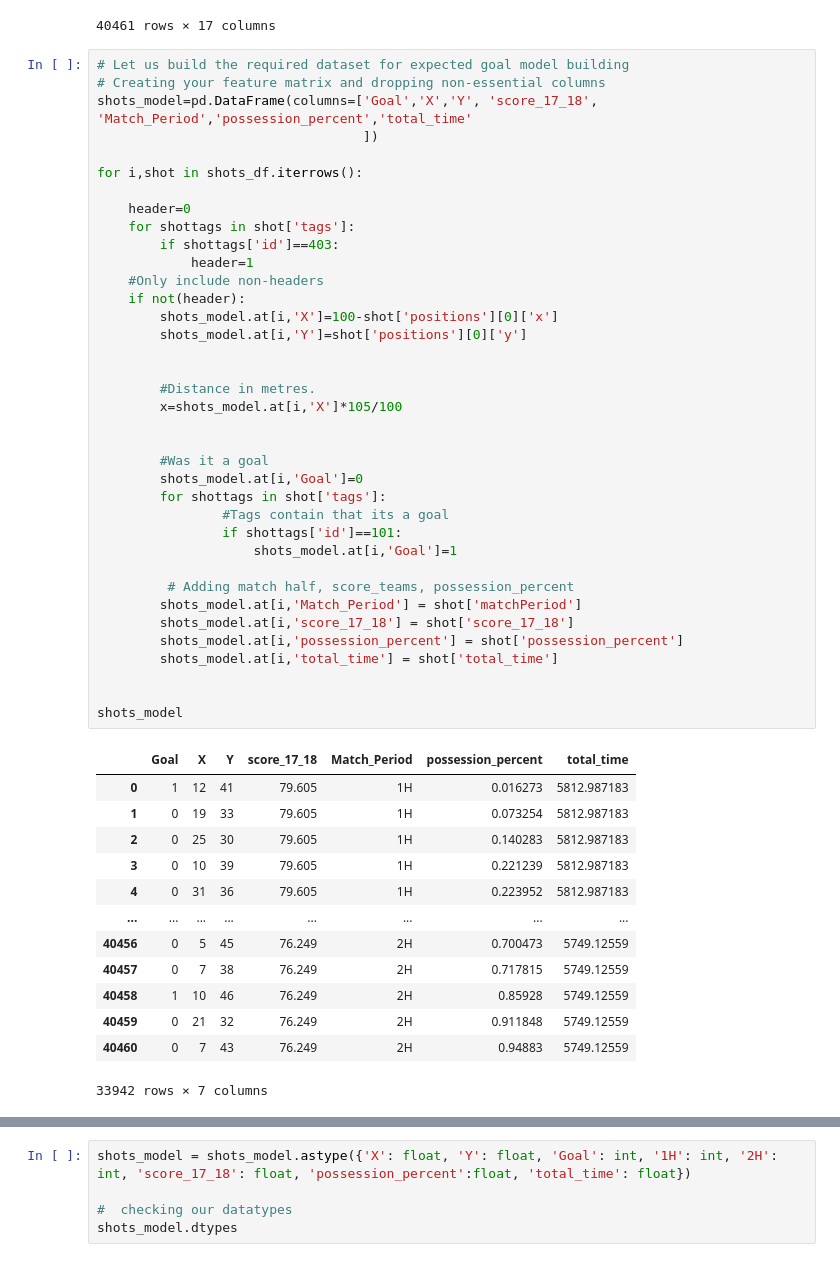
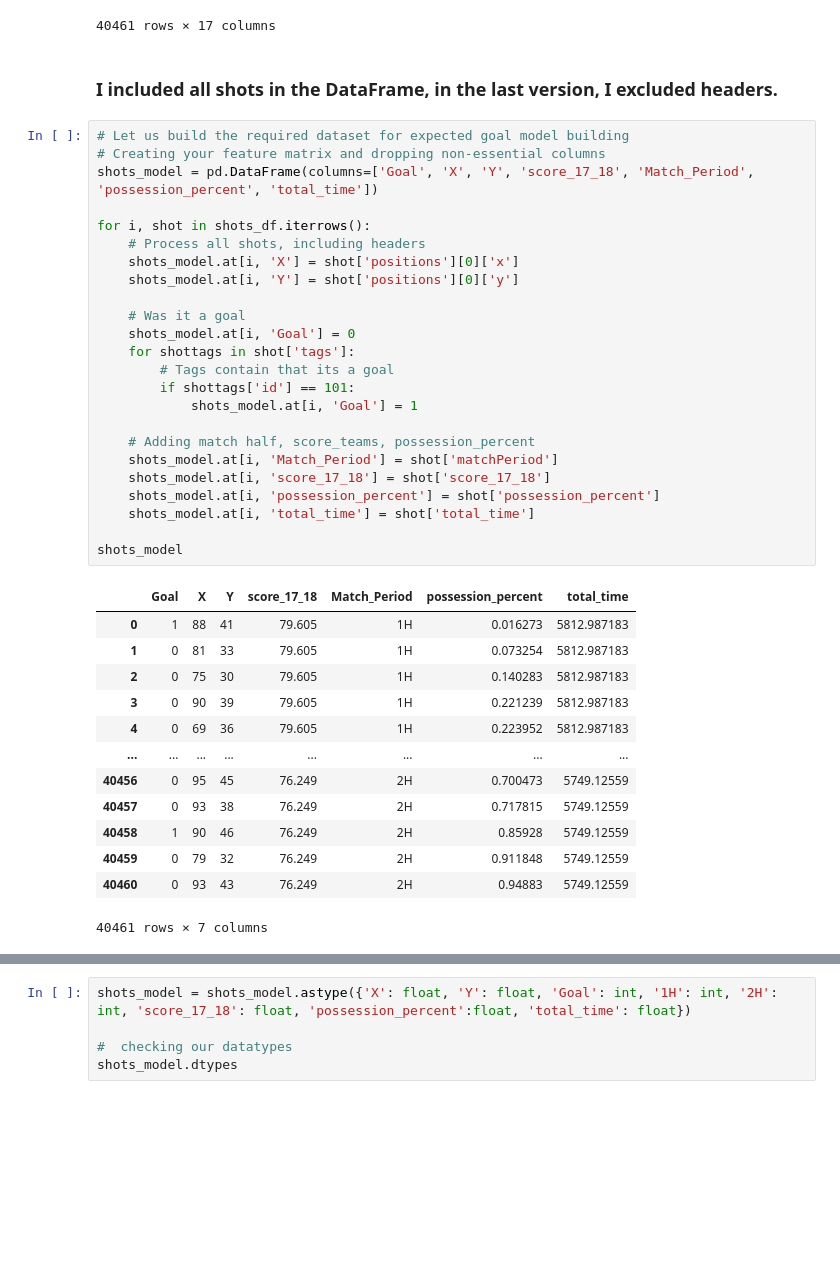
Before and after one commit to Anhali/xG_model-_python, a Jupyter notebook: xG_model.ipynb, the cells around one changed output, grey strips where cells are left out. Saved outputs shown, nothing was run; the diff lists cells and outputs as text; blank space fills up the shorter version.

```diff
--- a/xG_model.ipynb
+++ b/xG_model.ipynb
@@ -275,57 +275,46 @@ shots_df
 | 40459 | 10 | Shot | [{'id': 402}, {'id': 1212}, {'id'... | 349102 | [{'y': 32, 'x': 79}, {'y': 0, 'x'... | 2576338 | Shot | 3193 | 2H | ... |
 | 40460 | 10 | Shot | [{'id': 401}, {'id': 201}, {'id':... | 21177 | [{'y': 43, 'x': 93}, {'y': 0, 'x'... | 2576338 | Shot | 3193 | 2H | ... |
 40461 rows × 17 columns
+# %% [markdown]
+### I included all shots in the DataFrame, in the last version, I excluded headers.
 # %%
 # Let us build the required dataset for expected goal model building
 # Creating your feature matrix and dropping non-essential columns
-shots_model=pd.DataFrame(columns=['Goal','X','Y', 'score_17_18', 'Match_Period','possession_percent','total_time'
-                                  ])
+shots_model = pd.DataFrame(columns=['Goal', 'X', 'Y', 'score_17_18', 'Match_Period', 'possession_percent', 'total_time'])
 
-for i,shot in shots_df.iterrows():
+for i, shot in shots_df.iterrows():
+    # Process all shots, including headers
+    shots_model.at[i, 'X'] = shot['positions'][0]['x']
+    shots_model.at[i, 'Y'] = shot['positions'][0]['y']
 
-    header=0
+    # Was it a goal
+    shots_model.at[i, 'Goal'] = 0
     for shottags in shot['tags']:
-        if shottags['id']==403:
-            header=1
-    #Only include non-headers
-    if not(header):
-        shots_model.at[i,'X']=100-shot['positions'][0]['x']
-        shots_model.at[i,'Y']=shot['positions'][0]['y']
+        # Tags contain that its a goal
+        if shottags['id'] == 101:
+            shots_model.at[i, 'Goal'] = 1
 
-
-        #Distance in metres.
-        x=shots_model.at[i,'X']*105/100
-
-
-        #Was it a goal
-        shots_model.at[i,'Goal']=0
-        for shottags in shot['tags']:
-                #Tags contain that its a goal
-                if shottags['id']==101:
-                    shots_model.at[i,'Goal']=1
-
-         # Adding match half, score_teams, possession_percent
-        shots_model.at[i,'Match_Period'] = shot['matchPeriod']
-        shots_model.at[i,'score_17_18'] = shot['score_17_18']
-        shots_model.at[i,'possession_percent'] = shot['possession_percent']
-        shots_model.at[i,'total_time'] = shot['total_time']
-
+    # Adding match half, score_teams, possession_percent
+    shots_model.at[i, 'Match_Period'] = shot['matchPeriod']
+    shots_model.at[i, 'score_17_18'] = shot['score_17_18']
+    shots_model.at[i, 'possession_percent'] = shot['possession_percent']
+    shots_model.at[i, 'total_time'] = shot['total_time']
 
 shots_model
 # %% [output]
 |  | Goal | X | Y | score_17_18 | Match_Period | possession_percent | total_time |
-| 0 | 1 | 12 | 41 | 79.605 | 1H | 0.016273 | 5812.987183 |
-| 1 | 0 | 19 | 33 | 79.605 | 1H | 0.073254 | 5812.987183 |
-| 2 | 0 | 25 | 30 | 79.605 | 1H | 0.140283 | 5812.987183 |
-| 3 | 0 | 10 | 39 | 79.605 | 1H | 0.221239 | 5812.987183 |
-| 4 | 0 | 31 | 36 | 79.605 | 1H | 0.223952 | 5812.987183 |
+| 0 | 1 | 88 | 41 | 79.605 | 1H | 0.016273 | 5812.987183 |
+| 1 | 0 | 81 | 33 | 79.605 | 1H | 0.073254 | 5812.987183 |
+| 2 | 0 | 75 | 30 | 79.605 | 1H | 0.140283 | 5812.987183 |
+| 3 | 0 | 90 | 39 | 79.605 | 1H | 0.221239 | 5812.987183 |
+| 4 | 0 | 69 | 36 | 79.605 | 1H | 0.223952 | 5812.987183 |
 | ... | ... | ... | ... | ... | ... | ... | ... |
-| 40456 | 0 | 5 | 45 | 76.249 | 2H | 0.700473 | 5749.12559 |
-| 40457 | 0 | 7 | 38 | 76.249 | 2H | 0.717815 | 5749.12559 |
-| 40458 | 1 | 10 | 46 | 76.249 | 2H | 0.85928 | 5749.12559 |
-| 40459 | 0 | 21 | 32 | 76.249 | 2H | 0.911848 | 5749.12559 |
-| 40460 | 0 | 7 | 43 | 76.249 | 2H | 0.94883 | 5749.12559 |
+| 40456 | 0 | 95 | 45 | 76.249 | 2H | 0.700473 | 5749.12559 |
+| 40457 | 0 | 93 | 38 | 76.249 | 2H | 0.717815 | 5749.12559 |
+| 40458 | 1 | 90 | 46 | 76.249 | 2H | 0.85928 | 5749.12559 |
+| 40459 | 0 | 79 | 32 | 76.249 | 2H | 0.911848 | 5749.12559 |
+| 40460 | 0 | 93 | 43 | 76.249 | 2H | 0.94883 | 5749.12559 |
-33942 rows × 7 columns
+40461 rows × 7 columns
 # %%
 # Match_Period is a categorical variable. So we will perform one-hot encoding for the column
 
```
Also changed, not shown: parts of 28 cells of this notebook.
